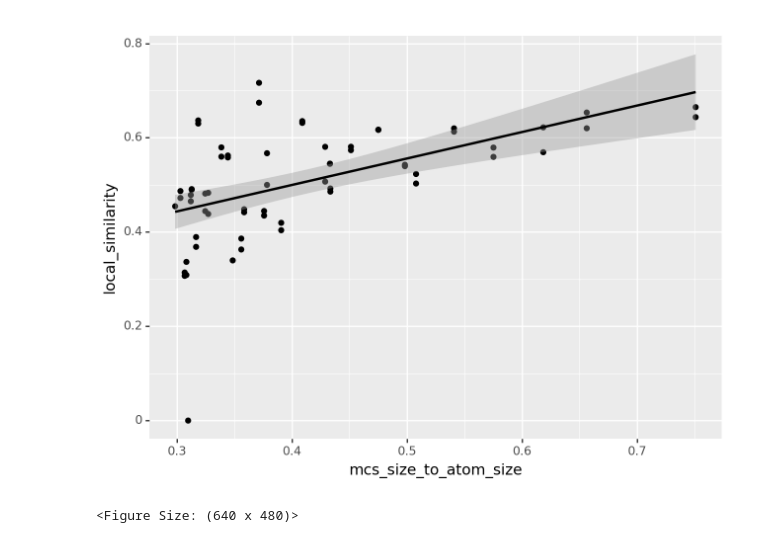
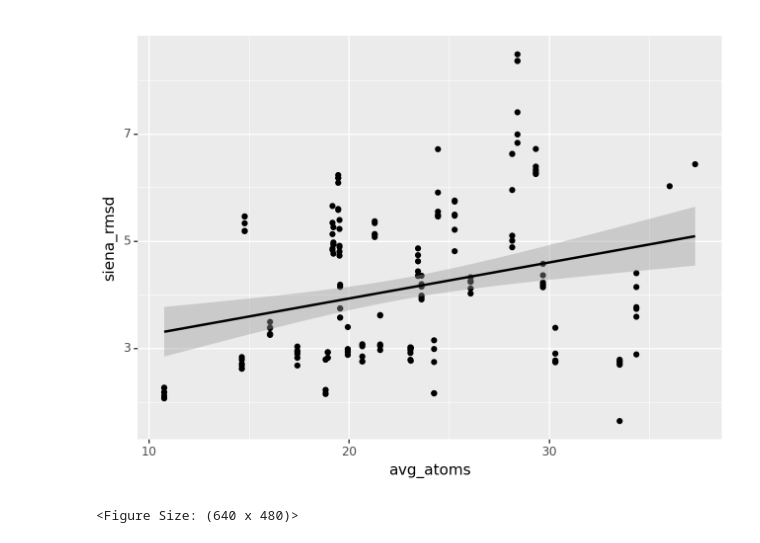
Before and after one commit to ciw-project-2023/nbse-analysis, a Jupyter notebook: nbse_analysis/plots.ipynb, the cells around one changed output. Cells and saved outputs as stored; diff of their text form; code cells hidden in the pictures.

Commit message:
more plots

```diff
--- a/nbse_analysis/plots.ipynb
+++ b/nbse_analysis/plots.ipynb
@@ -8,6 +9,7 @@ nbse_info = pd.read_csv("nbse_sets.csv")
 # %%
 data = results.merge(nbse_info, left_on=['name'], right_on=['set_name'])
 data['mcs_size_to_atom_size'] = data['mcs_atoms'] / data['avg_atoms']
+data = data.query('local_similarity > 0 and took < 900')
 data.set_index(['name', 'optimizer_steps', 'optimizer_fine', 'optimizer_coarse', 'num_conformers', 'core', 'assemblies'])
 # %% [output]
 |  |  |  |  |  |  |  | took | ... |
@@ -51,8 +153,7 @@ Local quality vs. MCS size to average atoms
 # %%
-(ggplot(data=data, mapping=aes(x='mcs_size_to_atom_size', y='local_similarity'))
+(ggplot(data=data, mapping=aes(x='avg_atoms', y='siena_rmsd'))
  + geom_point()
- + geom_smooth(method='lm')
- )
+ + geom_smooth(method='lm'))
 # %% [output]
-[figure, old version]
+[figure, new version]
 <Figure Size: (640 x 480)>
```
Also changed, not shown: parts of 21 cells of this notebook, 3 other files.
